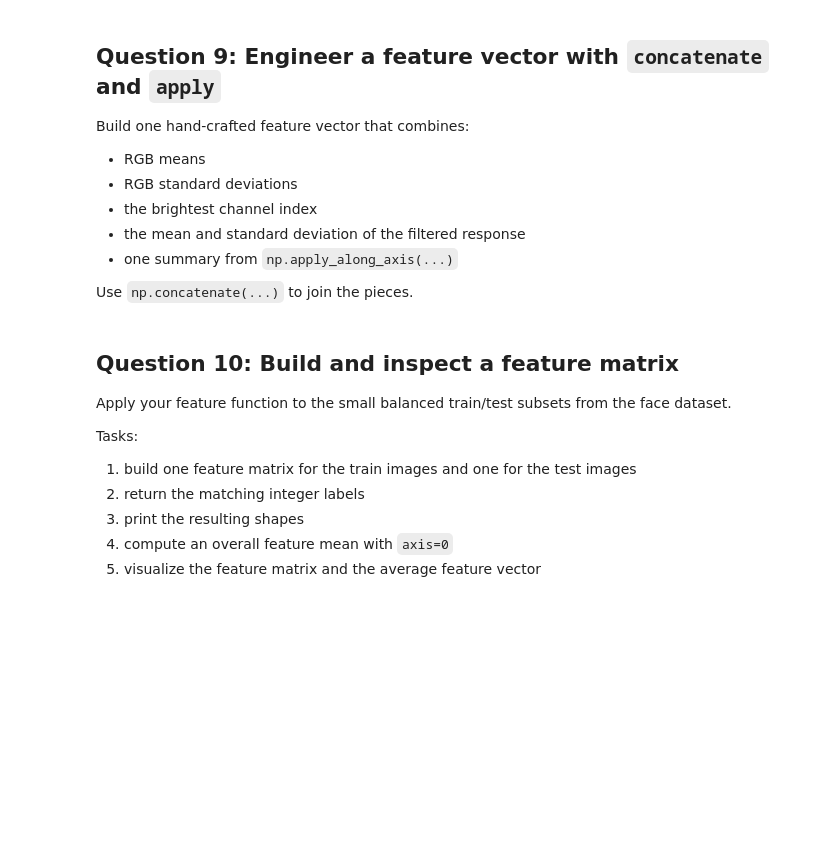
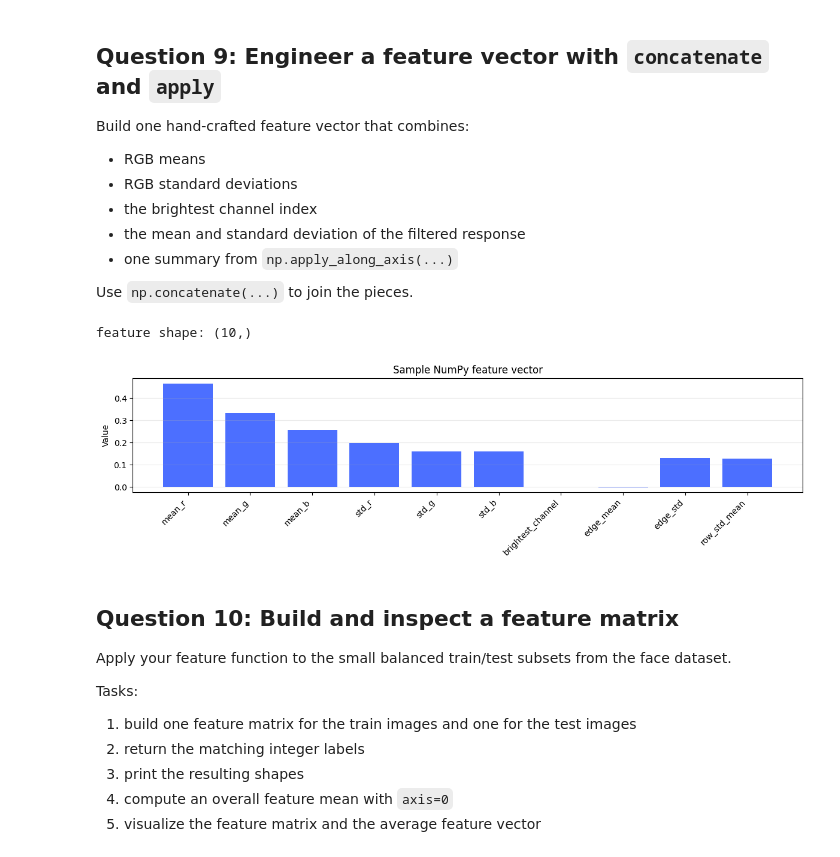
Before and after one commit to vgu-dsai-2026/lab-1-numpy-benlubu, a Jupyter notebook: notebook.ipynb, the cells around one changed output. Cells and saved outputs as stored; diff of their text form; code cells hidden in the pictures; blank space fills up the shorter version.

```diff
--- a/notebook.ipynb
+++ b/notebook.ipynb
@@ -351,10 +351,25 @@ EDGE_KERNEL = np.array(
 
 
 def convolve2d_matmul(image_gray: np.ndarray, kernel: np.ndarray) -> np.ndarray:
-    # TODO: slide the kernel over the image and use @ on flattened patches and the flattened kernel (or sum of elementwise products) to compute the response at each location.
+    # Slide the kernel and use @ on flattened patches to accumulate responses.
+    image_gray = image_gray.astype(np.float32)
+    kernel = kernel.astype(np.float32)
 
+    H, W = image_gray.shape
+    kh, kw = kernel.shape
 
-    raise NotImplementedError("Apply a 2D filter with matrix multiplication.")
+    out_h = H - kh + 1
+    out_w = W - kw + 1
+    output = np.zeros((out_h, out_w), dtype=np.float32)
+
+    k_flat = kernel.flatten()
+
+    for i in range(out_h):
+        for j in range(out_w):
+            patch = image_gray[i : i + kh, j : j + kw]
+            output[i, j] = patch.flatten() @ k_flat
+
+    return output
 
 
 sample_filtered = convolve2d_matmul(sample_gray, EDGE_KERNEL)
@@ -414,35 +429,47 @@ Use `np.concatenate(...)` to join the pieces.
 FEATURE_NAMES = [
     "mean_r",
     "mean_g",
     "mean_b",
     "std_r",
     "std_g",
     "std_b",
     "brightest_channel",
     "edge_mean",
     "edge_std",
     "row_std_mean",
 ]
 
 
 def extract_features(image: np.ndarray, kernel: np.ndarray) -> np.ndarray:
     cropped = center_crop(image, crop_size=48)
     image_float = normalize_01(cropped)
     gray = rgb_to_gray(image_float)
     channel_means, brightest_channel = channel_summary(image_float)
     channel_stds = image_float.std(axis=(0, 1)).astype(np.float32)
     filtered = convolve2d_matmul(gray, kernel)
     row_std_profile = np.apply_along_axis(np.std, 1, gray)
 
-    # TODO: use np.concatenate to combine the feature pieces into one float32 vector.
+    features = np.concatenate(
+        [
+            channel_means.astype(np.float32),
+            channel_stds.astype(np.float32),
+            np.array([brightest_channel], dtype=np.float32),
+            np.array([filtered.mean()], dtype=np.float32),
+            np.array([filtered.std()], dtype=np.float32),
+            np.array([row_std_profile.mean()], dtype=np.float32),
+        ]
+    ).astype(np.float32)
 
-    raise NotImplementedError("Build one hand-crafted feature vector.")
+    return features
 
 
 sample_features = extract_features(sample_image, EDGE_KERNEL)
 print("feature shape:", sample_features.shape)
 fig, ax = plot_feature_vector(sample_features, FEATURE_NAMES, title="Sample NumPy feature vector")
 plt.show()
+# %% [output]
+feature shape: (10,)
+[figure, added]
 # %% [markdown]
 ## Question 10: Build and inspect a feature matrix
 
```
